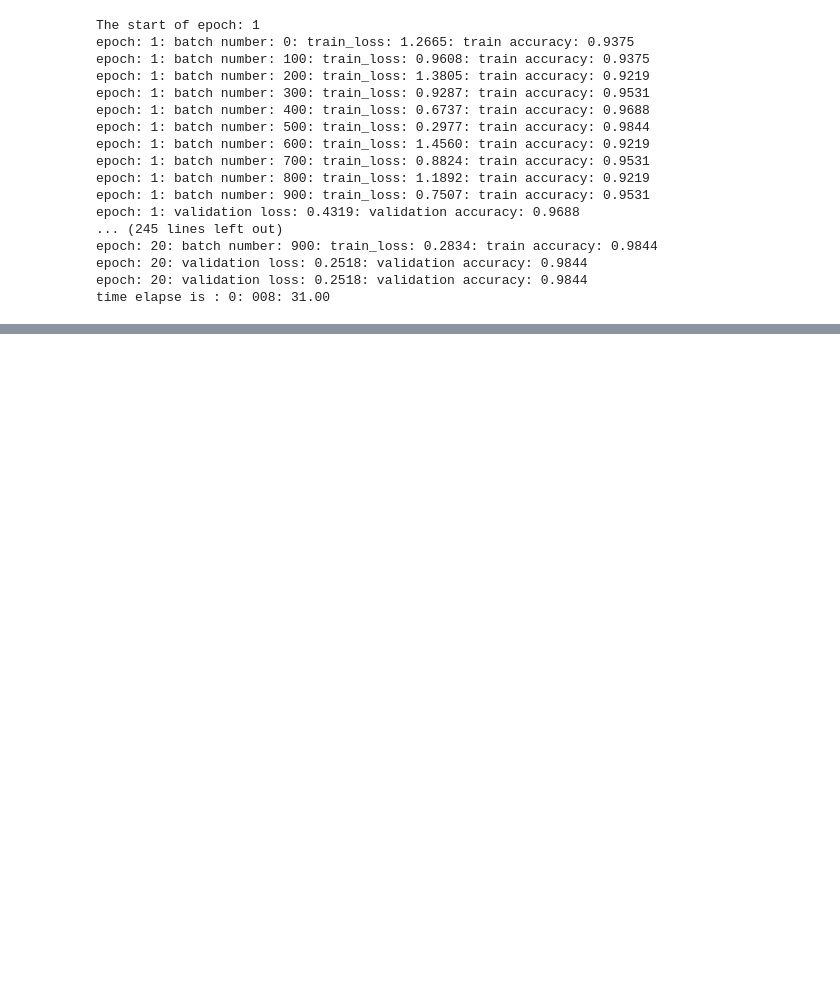
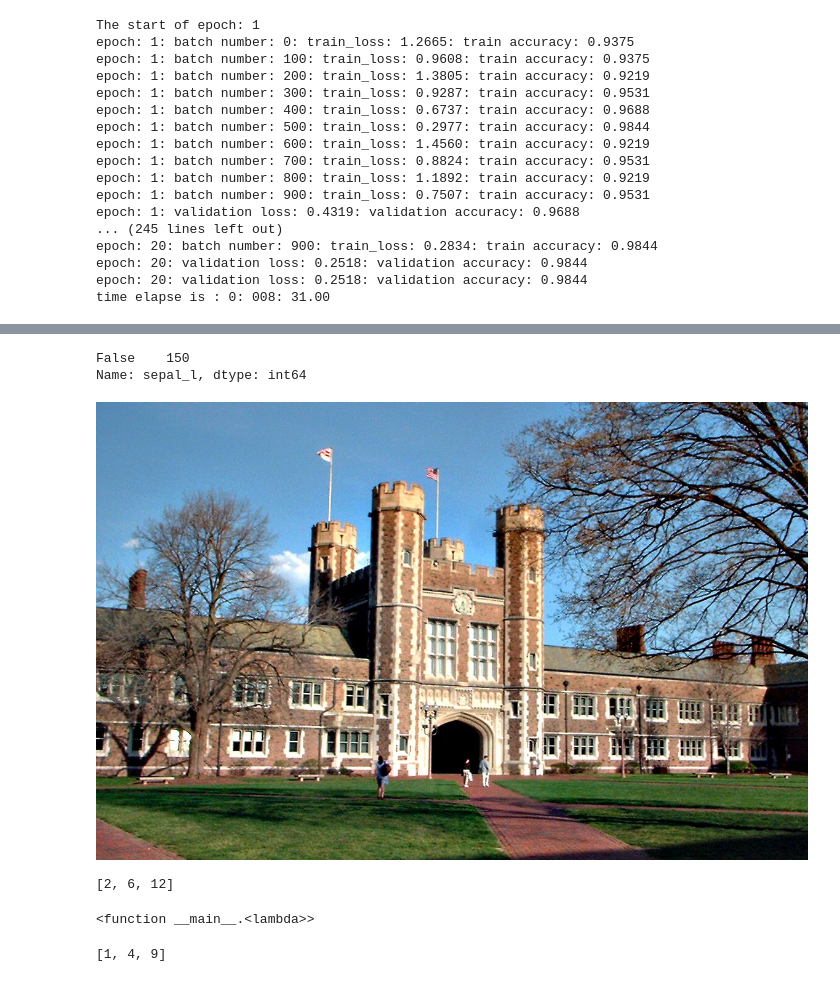
Before and after one commit to martinpius/Applied-Predictive-Modeling2, a Jupyter notebook: Sparks_Recarp.ipynb, the cells around one changed output, grey strips where cells are left out. Saved outputs shown, nothing was run; the diff lists cells and outputs as text; code cells hidden in the pictures; blank space fills up the shorter version.

```diff
--- a/Sparks_Recarp.ipynb
+++ b/Sparks_Recarp.ipynb
@@ -310,0 +324,17 @@ time elapse is : 0: 008: 31.00
+# %%
+pd.isna(iris['sepal_l']).value_counts()
+# %% [output]
+False    150
+Name: sepal_l, dtype: int64
+# %%
+import matplotlib.pyplot as plt
+from PIL import Image
+import requests
+from io import BytesIO
+%matplotlib inline
+url = "https://upload.wikimedia.org/wikipedia/commons/9/92/Brookings.jpg"
+response = requests.get(url)
+img = Image.open(BytesIO(response.content))
+img
+# %% [output]
+[figure, added]
@@ -310,0 +345,22 @@ time elapse is : 0: 008: 31.00
+# %%
+def product(x,y):
+  return x*y
+
+x = [1,2,3]
+y = [2,3,4]
+list(map(product, x, y))
+# %% [output]
+[2, 6, 12]
+# %%
+#Lamda function
+x = [1,2,3]
+y = [1,2,3]
+lambda x, y: x*y
+# %% [output]
+<function __main__.<lambda>>
+# %%
+x = [1,2,3]
+y = [1,2,3]
+list(map(lambda x, y : x *y, x, y))
+# %% [output]
+[1, 4, 9]
```
Also changed, not shown: parts of 107 cells of this notebook.
